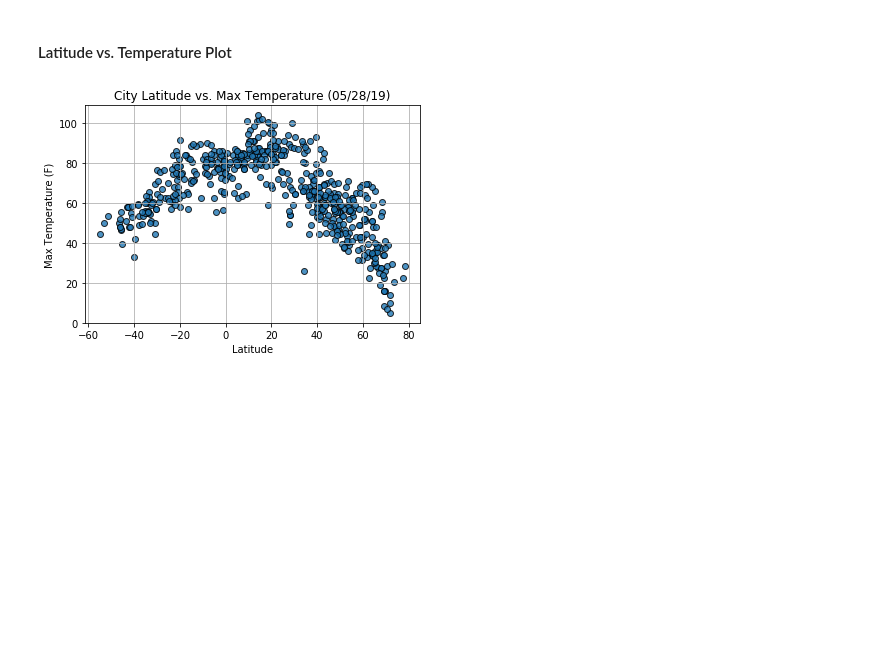
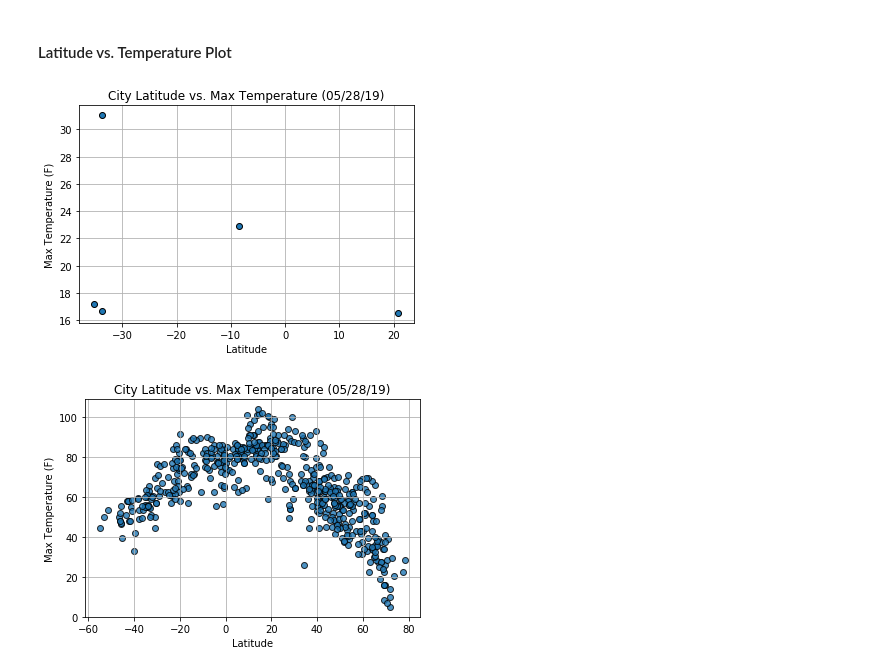
Before and after one commit to shadisalama/python-api-challenge, a Jupyter notebook: WeatherPy/WeatherPy.ipynb, the cells around one changed output. Cells and saved outputs as stored; diff of their text form; code cells hidden in the pictures; blank space fills up the shorter version.

```diff
--- a/WeatherPy/WeatherPy.ipynb
+++ b/WeatherPy/WeatherPy.ipynb
@@ -74,0 +125,29 @@ Data Retrieval Complete
+# %%
+url = "http://api.openweathermap.org/data/2.5/weather?"
+units = "metric"
+query_url = f"{url}appid={weather_api_key}&units={units}&q="
+
+lat=[]
+lon=[]
+temp=[]
+humidity=[]
+windspeed=[]
+clouds=[]
+country=[]
+citynames=[]
+
+
+for index,city in enumerate(cities[:5]):
+    try:
+        response = requests.get(query_url + city).json()
+        lat.append(response['coord']['lat'])
+        lon.append(response['coord']['lon'])
+        temp.append(response['main']['temp_max'])
+        humidity.append(response['main']['humidity'])
+        windspeed.append(response['wind']['speed'])
+        clouds.append(response['clouds']['all'])
+        country.append(response['sys']['country'])
+        citynames.append(city)
+        print("city number is " +str(index)+ " City is: "+city)
+    except:
+        print("City not found")
@@ -76,3 +161,9 @@ Data Retrieval Complete
 ### Convert Raw Data to DataFrame
 * Export the city data into a .csv.
 * Display the DataFrame
+# %%
+weather_df=pd.DataFrame({"City":citynames,"Cloudiness":clouds,"Country":country,
+                         "Lat":lat,"Lng":lon,"Humidity":humidity,
+                        "Max Temp":temp,"Wind Speed":windspeed})
+
+weather_df
@@ -102,6 +202,16 @@ dtype: int64
 * Save the plotted figures as .pngs.
 # %% [markdown]
 #### Latitude vs. Temperature Plot
+# %%
+x_lat = weather_df['Lat']
+y_temp = weather_df['Max Temp']
+plt.scatter(x_lat,y_temp,marker = 'o',edgecolors = 'black')
+plt.title("City Latitude vs. Max Temperature (05/28/19)")
+plt.xlabel("Latitude")
+plt.ylabel("Max Temperature (F)")
+plt.grid()
+# %% [output]
+[figure, added]
 # %%
 # %% [output]
 [figure]
```
Also changed, not shown: parts of 6 cells of this notebook.
